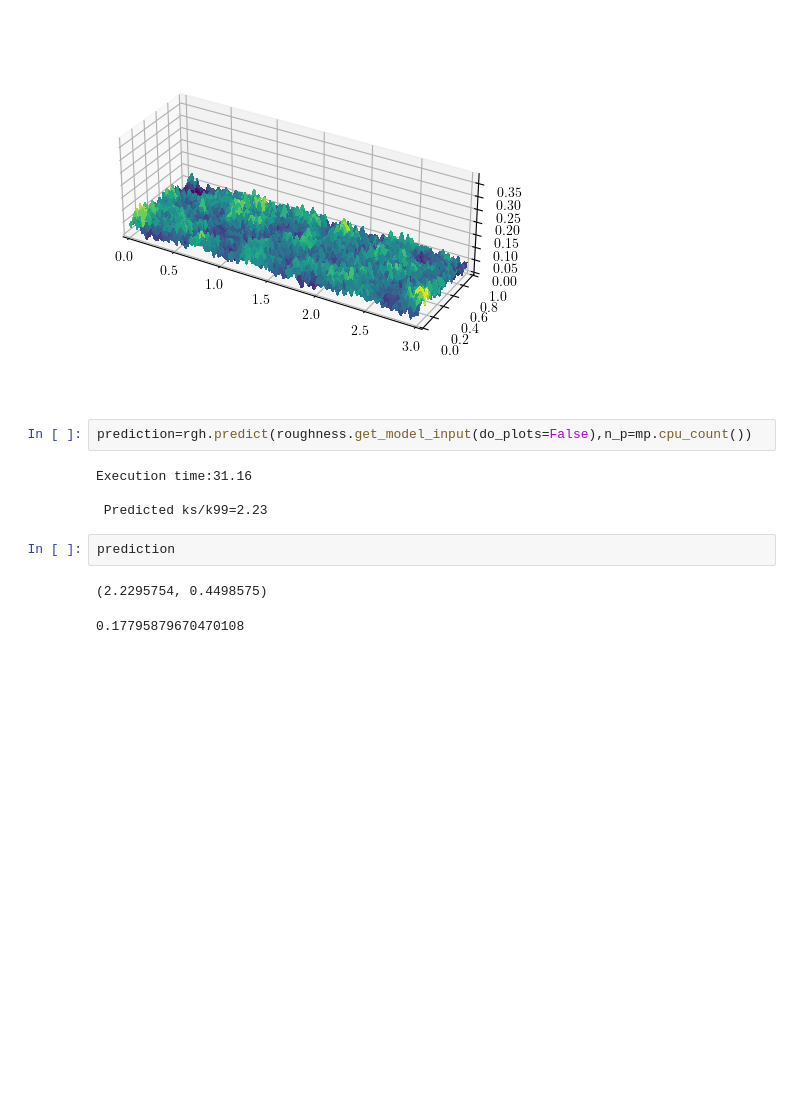
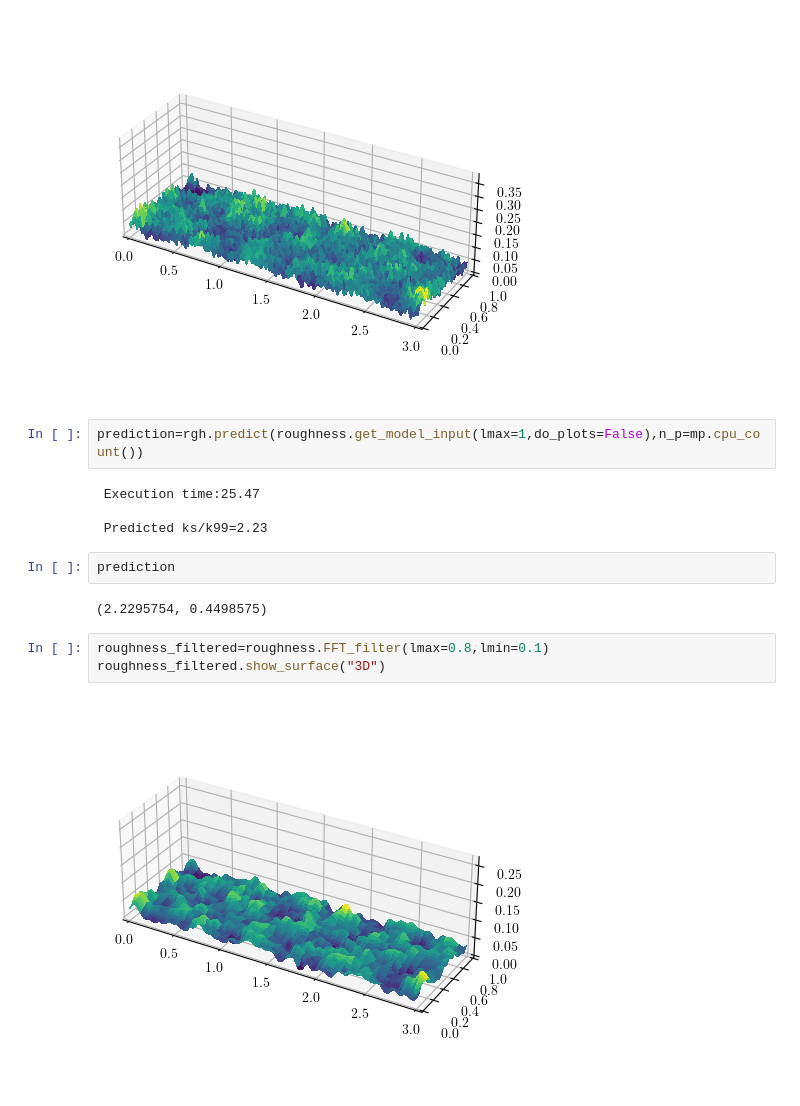
Before and after one commit to JiashengY/Active-learning-codes, a Jupyter notebook: 1_rgh_class/Class_Example.ipynb, the cells around one changed output. Cells and saved outputs as stored; diff of their text form; blank space fills up the shorter version.

```diff
--- a/1_rgh_class/Class_Example.ipynb
+++ b/1_rgh_class/Class_Example.ipynb
@@ -48,9 +48,9 @@ rgh.rgh.show_surface(roughness,representation="3D")
 # %% [output]
 [figure]
 # %%
-prediction=rgh.predict(roughness.get_model_input(do_plots=False),n_p=mp.cpu_count())
+prediction=rgh.predict(roughness.get_model_input(lmax=1,do_plots=False),n_p=mp.cpu_count())
 # %% [output]
-Execution time:31.16
+ Execution time:25.47
 
  Predicted ks/k99=2.23
 # %%
@@ -58,5 +58,7 @@ prediction
 # %% [output]
 (2.2295754, 0.4498575)
 # %%
+roughness_filtered=roughness.FFT_filter(lmax=0.8,lmin=0.1)
+roughness_filtered.show_surface("3D")
 # %% [output]
-0.17795879670470108
+[figure, added]
```
Also changed, not shown: parts of 2 cells of this notebook, 2 other files.
